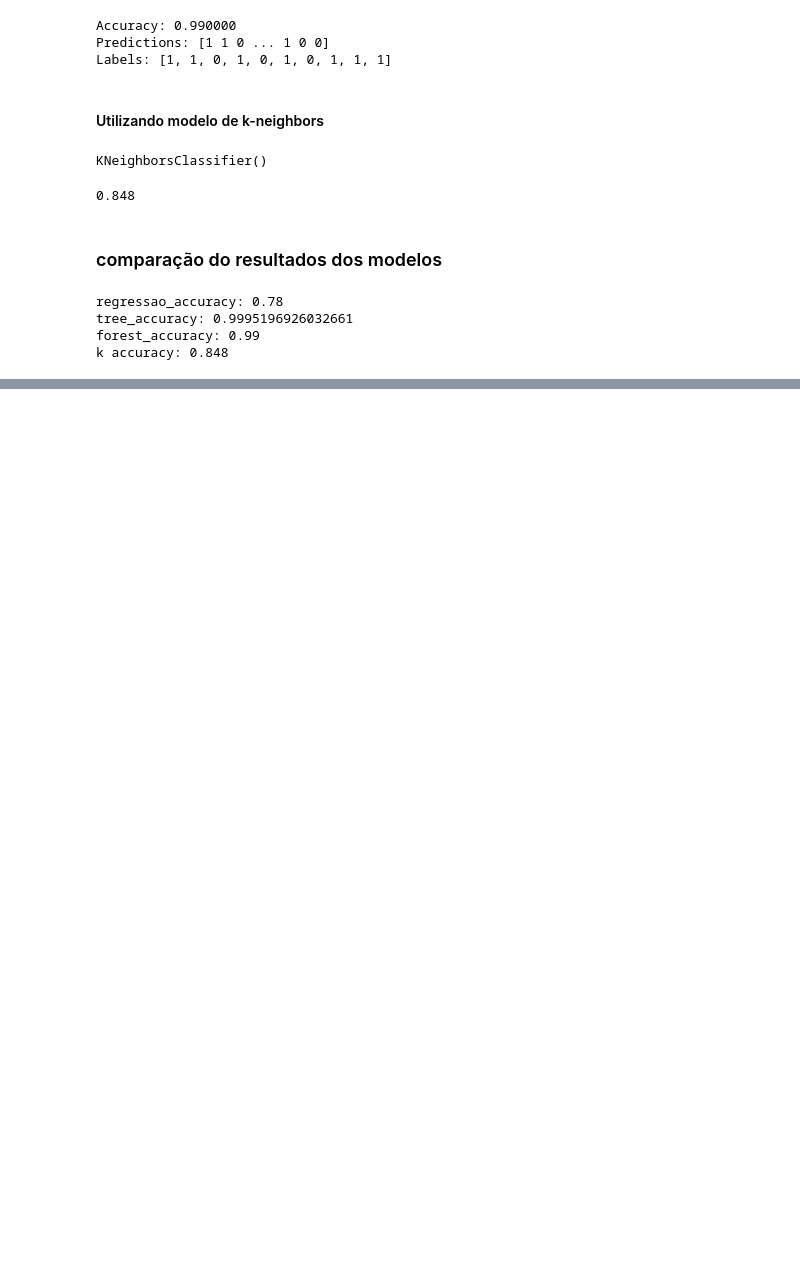
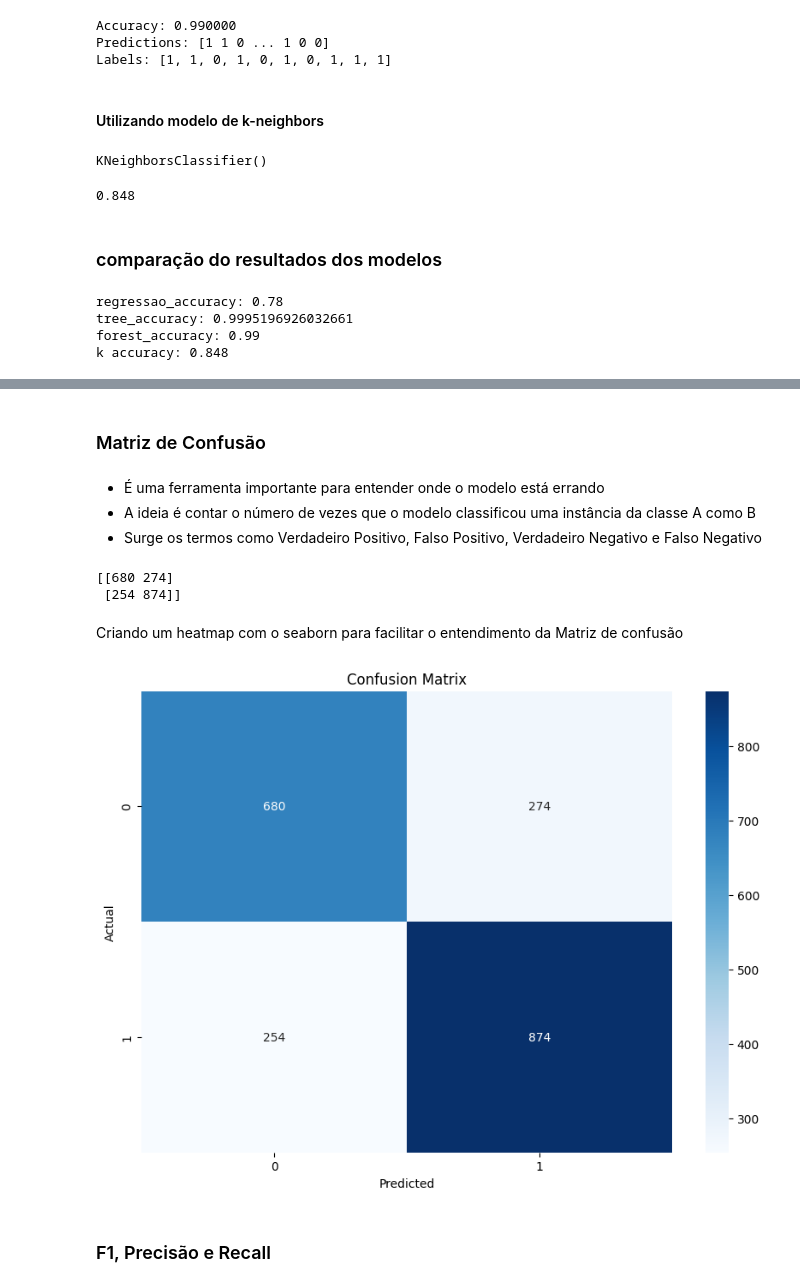
Before and after one commit to motamarcelo/jupyter_notebooks, a Jupyter notebook: Evasao.ipynb, the cells around one changed output, grey strips where cells are left out. Drawn from its saved outputs; the diff is of its cells as text; code cells hidden in the pictures; blank space fills up the shorter version.

```diff
--- a/Evasao.ipynb
+++ b/Evasao.ipynb
@@ -465,0 +475,36 @@ k accuracy: 0.848
+# %% [markdown]
+### Matriz de Confusão
+# %% [markdown]
+- É uma ferramenta importante para entender onde o modelo está errando
+- A ideia é contar o número de vezes que o modelo classificou uma instância da classe A como B
+- Surge os termos como Verdadeiro Positivo, Falso Positivo, Verdadeiro Negativo e Falso Negativo
+# %%
+## Agora retorna as previsões no lugar dos scores
+from sklearn.model_selection import cross_val_predict
+
+labels_train_pred = cross_val_predict(tree_class, evasion_prepared, evasion_labels, cv=3)
+# %%
+from sklearn.metrics import confusion_matrix
+
+cm = confusion_matrix(evasion_labels, labels_train_pred)
+
+print(cm)
+# %% [output]
+[[680 274]
+ [254 874]]
+# %% [markdown]
+Criando um heatmap com o seaborn para facilitar o entendimento da Matriz de confusão
+# %%
+import seaborn as sns
+import matplotlib.pyplot as plt
+
+plt.figure(figsize=(10,7))
+sns.heatmap(cm, annot=True, fmt='d', cmap='Blues')
+plt.xlabel('Predicted')
+plt.ylabel('Actual')
+plt.title('Confusion Matrix')
+plt.show()
+# %% [output]
+[figure, added]
+# %% [markdown]
+### F1, Precisão e Recall
```
Also changed, not shown: parts of 16 cells of this notebook.
